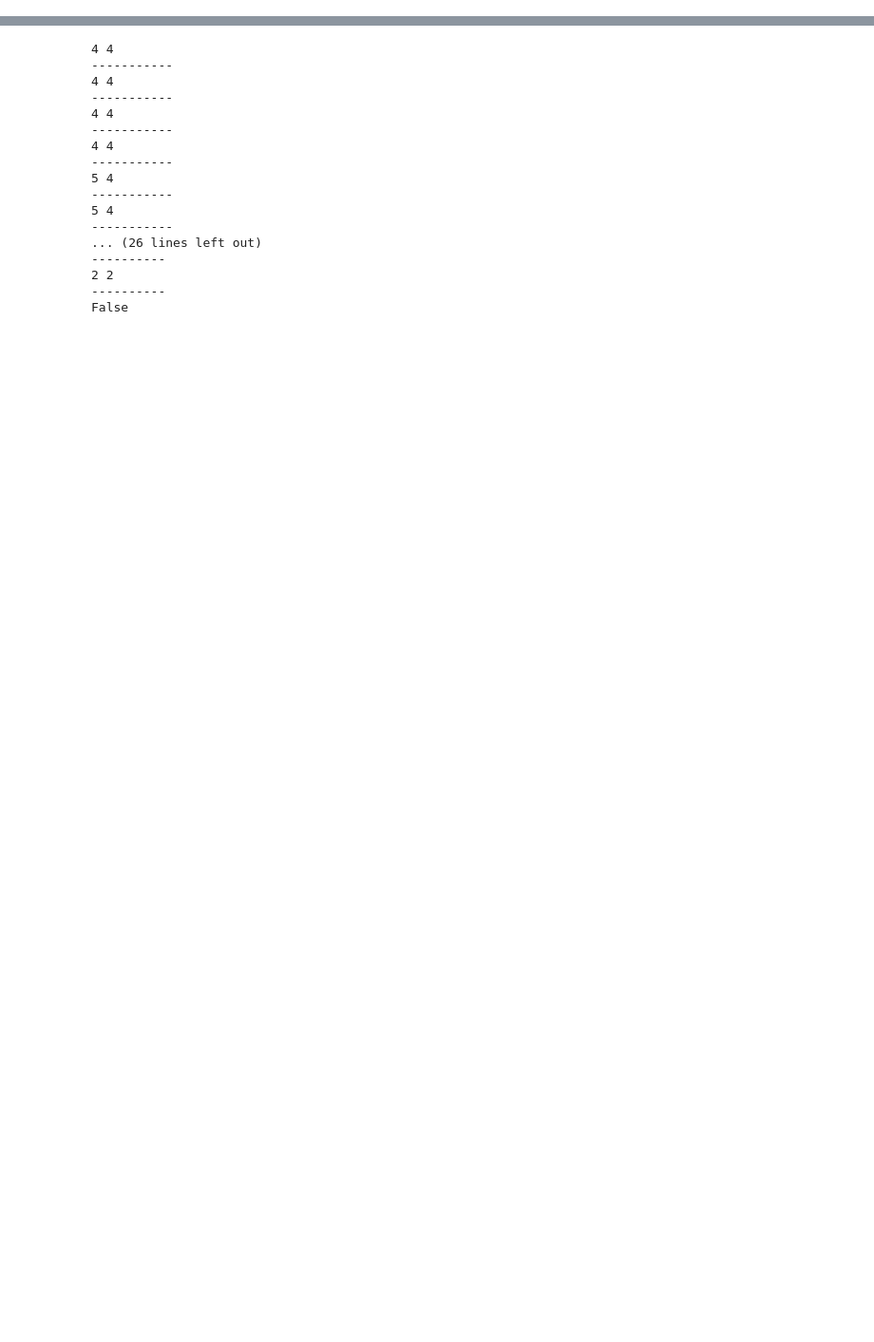
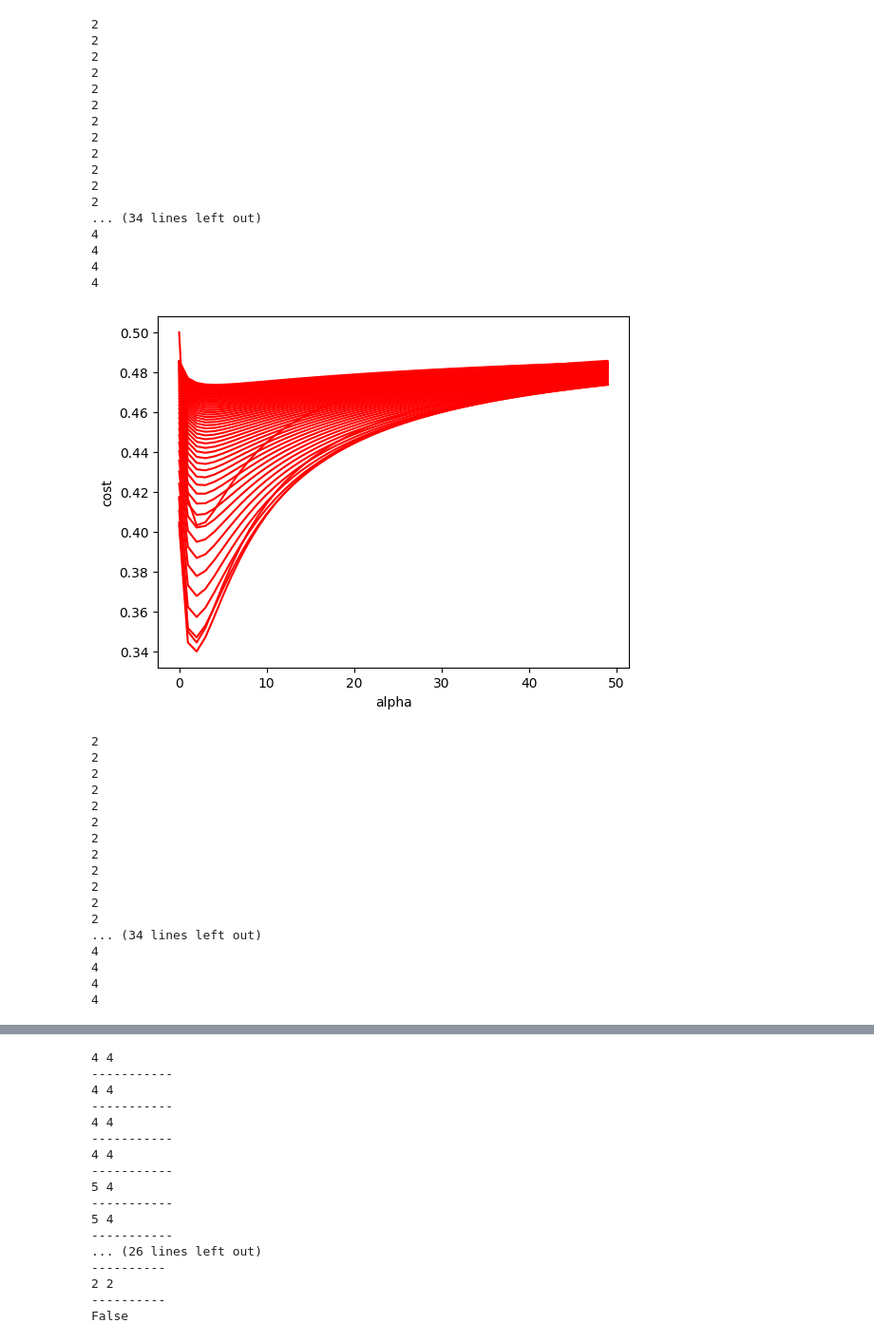
Before and after one commit to ParthDwivedi1/CS748, a Jupyter notebook: test_self.ipynb, the cells around one changed output, grey strips where cells are left out. Shown at 95% size. Saved outputs shown, nothing was run; the diff lists cells and outputs as text; code cells hidden in the pictures; blank space fills up the shorter version.

```diff
--- a/test_self.ipynb
+++ b/test_self.ipynb
@@ -184,10 +185,11 @@ def get_l(state,alpha,prob,cost):
         loss+= np.min(mtx)
     mtx=np.matmul(mtx,prob)
     return loss+cost,mtx
-Mx_val=10
+Mx_val=110
 arr=np.zeros((Mx_val,Mx_val))
-prob=np.array([[0.8,0.2],[0.1,0.9]])
-cost=0.4
+prob=np.array([[0.03605564, 0.96394436],
+       [0.66549118, 0.33450882]])
+cost=0.4907096532695946
 for i in range(1,Mx_val+1):
     for j in range(1,Mx_val+1):
         alpha_l,P_0=get_l(0,i,prob,cost)
@@ -201,4 +203,9 @@ print(arr)
 alpha=res[0]+1
 beta=res[1]+1
 print(f"alpha:{alpha} \nbeta:{beta}")
+def get_cost(alpha,beta,prob,cost):
+    alpha_l,P_0=get_l(0,alpha,prob,cost)
+    beta_l,P_1=get_l(1,beta,prob,cost)
+    v=(alpha_l*P_1[0]+P_0[1]*beta_l)/(alpha*P_1[0]+beta*P_0[1])
+    return v,alpha_l,beta_l
 # %% [output]
@@ -221,0 +356,49 @@ beta:4
+# %%
+for i in range(Mx_val):
+    plt.plot(np.arange(Mx_val),arr[i,:],'r-')
+    plt.xlabel("alpha")
+    plt.ylabel("cost")
+    #plt.show()
+    print(np.argmin(arr[i,:]))
+plt.show()
+for j in range(Mx_val):
+    plt.plot(np.arange(Mx_val),arr[:,j],'b-')
+    plt.xlabel("beta")
+    plt.ylabel("cost")
+    print(np.argmin(arr[:,j]))
+# %% [output]
+2
+2
+2
+2
+2
+2
+2
+2
+2
+2
+2
+2
+... (34 lines left out)
+4
+4
+4
+4
+[figure, added]
+2
+2
+2
+2
+2
+2
+2
+2
+2
+2
+2
+2
+... (34 lines left out)
+4
+4
+4
+4
```
Also changed, not shown: parts of 7 cells of this notebook, 58 other files.
